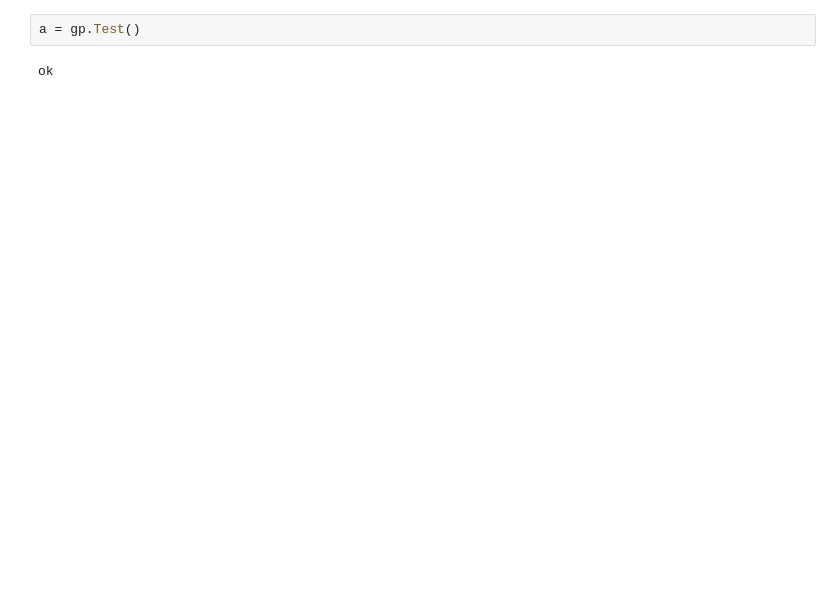
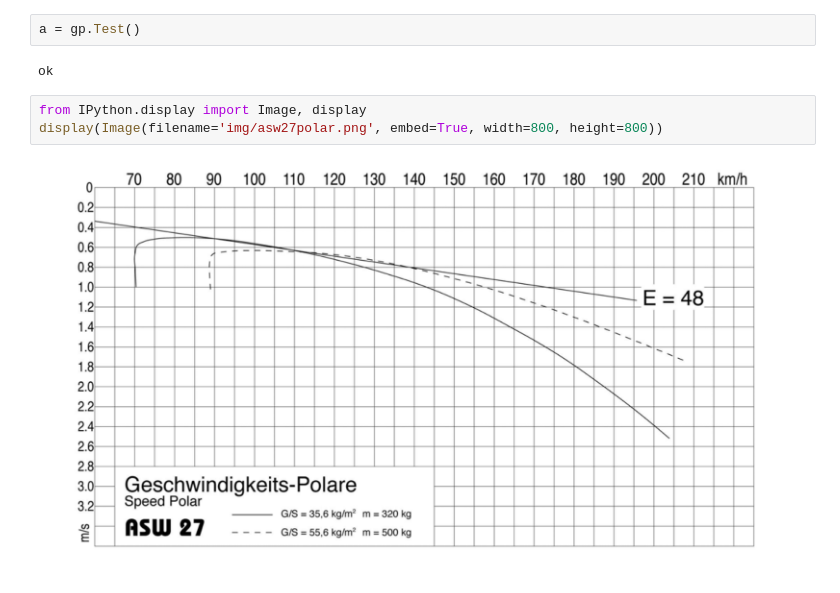
Before and after one commit to quantizimo/test2, a Jupyter notebook: test1.ipynb, the cells around one changed output. Saved outputs shown, nothing was run; the diff lists cells and outputs as text; blank space fills up the shorter version.

```diff
--- a/test1.ipynb
+++ b/test1.ipynb
@@ -18,3 +18,8 @@ plt.plot(*np.random.randn(2, 1000))
 a = gp.Test()
 # %% [output]
 ok
+# %%
+from IPython.display import Image, display
+display(Image(filename='img/asw27polar.png', embed=True, width=800, height=800))
+# %% [output]
+[figure, added]
```
Also changed, not shown: parts of 1 cell of this notebook, 1 other file.
